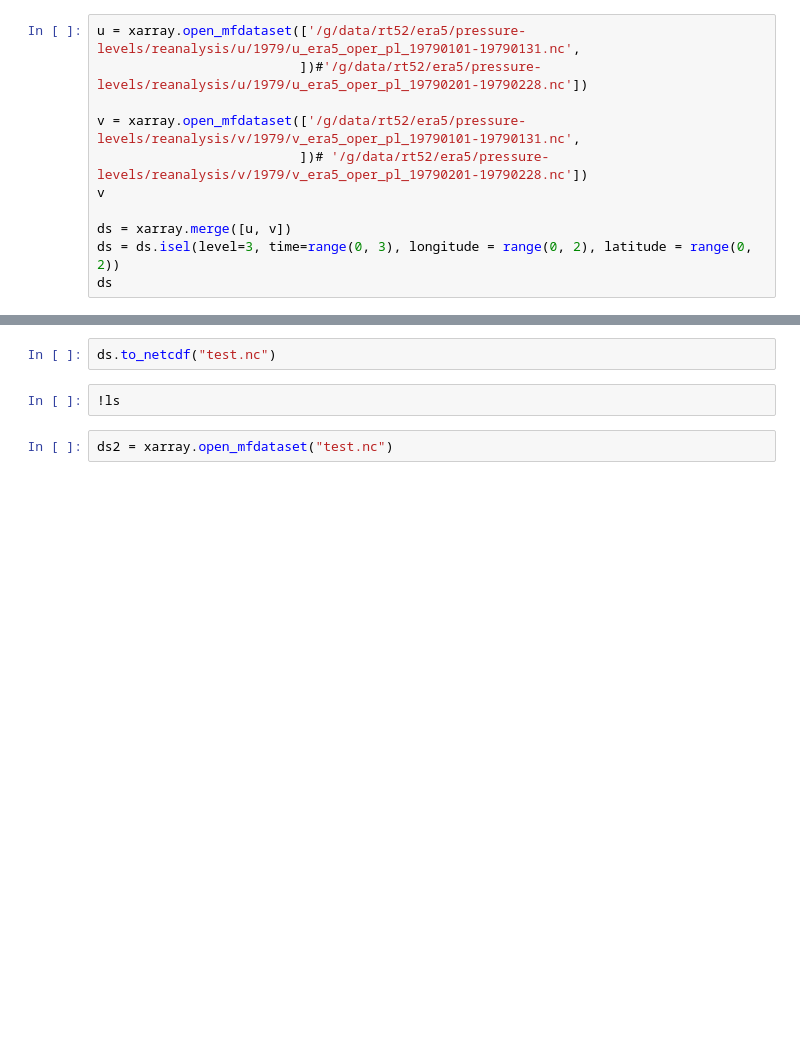
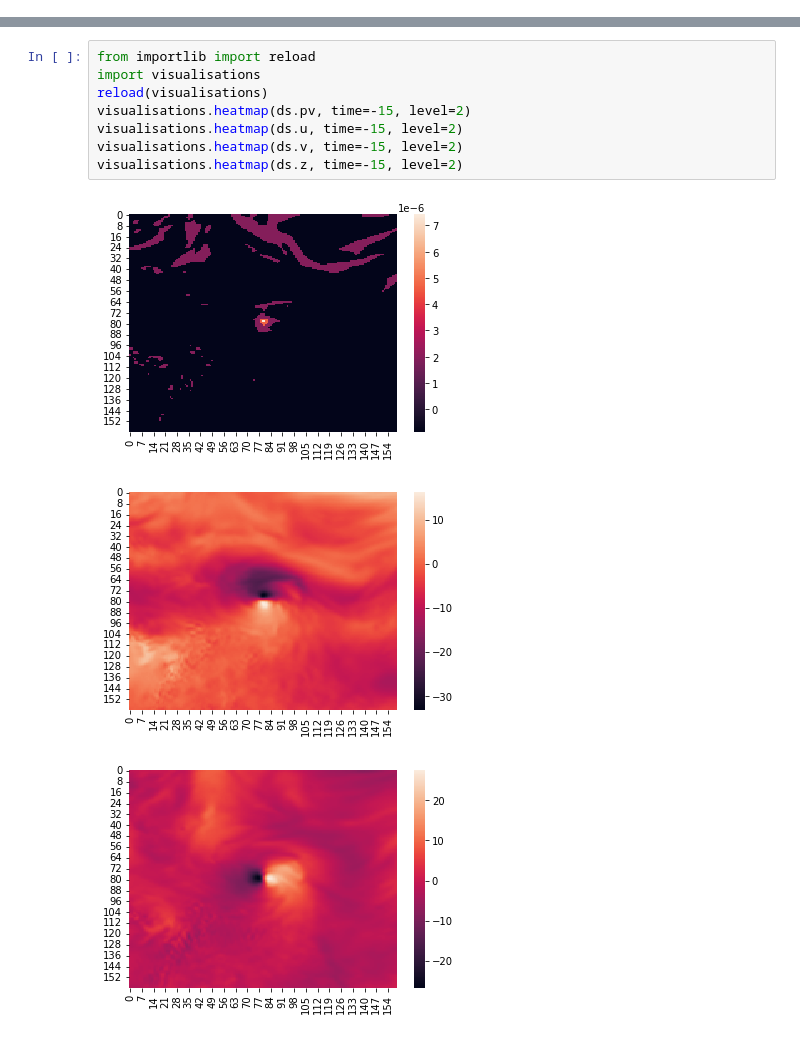
Before and after one commit to jackmiller2003/dl-cyclones, a Jupyter notebook: reanalysis/Untitled2.ipynb, the cells around one changed output, grey strips where cells are left out. Drawn from its saved outputs; the diff is of its cells as text; blank space fills up the shorter version.

```diff
--- a/reanalysis/Untitled2.ipynb
+++ b/reanalysis/Untitled2.ipynb
@@ -53,11 +66,0 @@ files
-# %%
-u = xarray.open_mfdataset(['/g/data/rt52/era5/pressure-levels/reanalysis/u/1979/u_era5_oper_pl_19790101-19790131.nc',
-                          ])#'/g/data/rt52/era5/pressure-levels/reanalysis/u/1979/u_era5_oper_pl_19790201-19790228.nc'])
-
-v = xarray.open_mfdataset(['/g/data/rt52/era5/pressure-levels/reanalysis/v/1979/v_era5_oper_pl_19790101-19790131.nc',
-                          ])# '/g/data/rt52/era5/pressure-levels/reanalysis/v/1979/v_era5_oper_pl_19790201-19790228.nc'])
-v
-
-ds = xarray.merge([u, v])
-ds = ds.isel(level=3, time=range(0, 3), longitude = range(0, 2), latitude = range(0, 2))
-ds
@@ -105,6 +67,12 @@ ERA5 pressure-levels oper u_component_of_wind 19790101-19790131
-# %%
-ds.to_netcdf("test.nc")
-# %%
-!ls
-# %%
-ds2 = xarray.open_mfdataset("test.nc")
+# %%
+from importlib import reload
+import visualisations
+reload(visualisations)
+visualisations.heatmap(ds.pv, time=-15, level=2)
+visualisations.heatmap(ds.u, time=-15, level=2)
+visualisations.heatmap(ds.v, time=-15, level=2)
+visualisations.heatmap(ds.z, time=-15, level=2)
+# %% [output]
+[figure, added]
+[figure, added]
+[figure, added]
```
Also changed, not shown: parts of 7 cells of this notebook, 3 other files.
